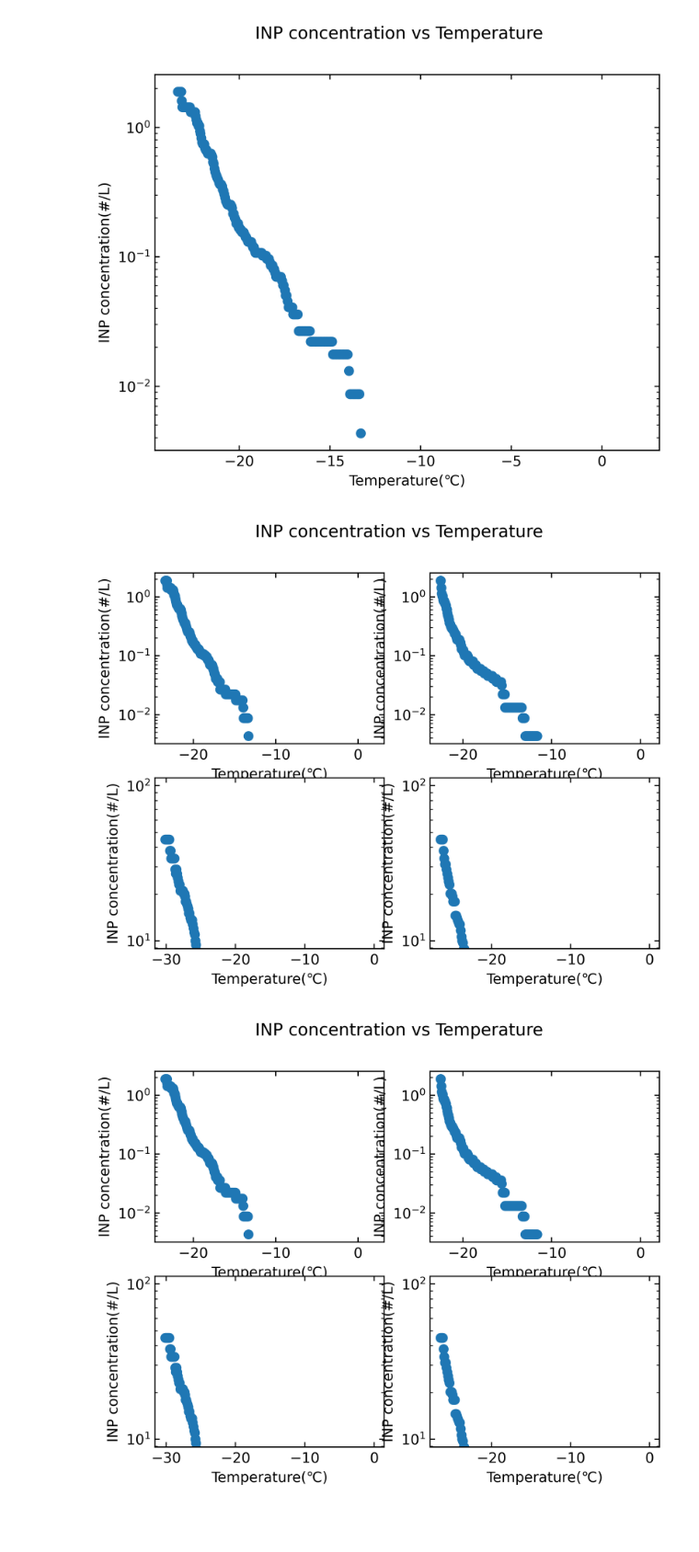
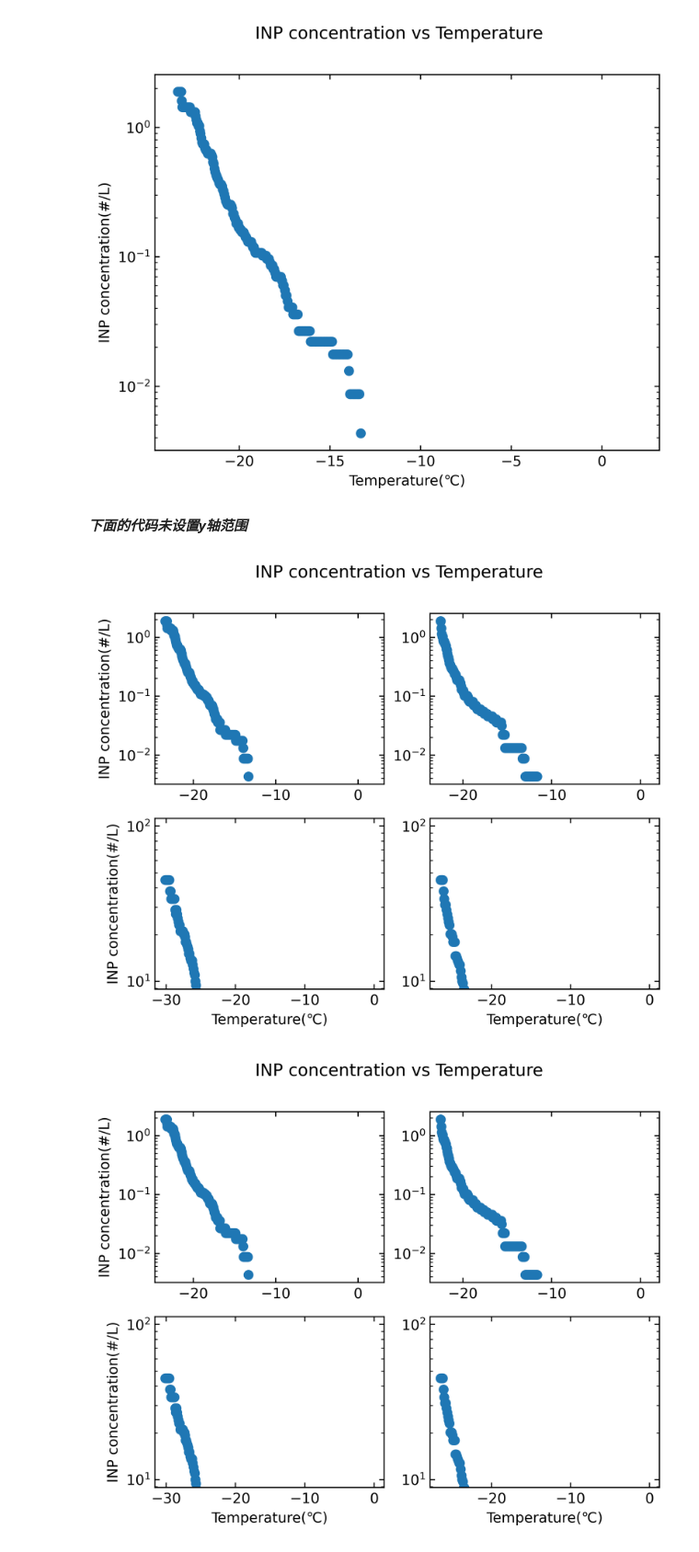
Before and after one commit to ReedFu/master0_2025, a Jupyter notebook: PAMARCMiP/test_Hartmann_INP.ipynb, the cells around one changed output. Shown at 92% size. Cells and saved outputs as stored; diff of their text form; code cells hidden in the pictures; blank space fills up the shorter version.

```diff
--- a/PAMARCMiP/test_Hartmann_INP.ipynb
+++ b/PAMARCMiP/test_Hartmann_INP.ipynb
@@ -65,51 +65,48 @@ fig2
 # %% [output]
 [figure]
 [figure]
+# %% [markdown]
+***下面的代码未设置y轴范围***
 # %%
 fig = plt.figure(dpi=500)
-
+fig.suptitle('INP concentration vs Temperature')
 
 ax1 = fig.add_subplot(221)
 ax1.set_yscale('log')
-ax1.set_xlabel('Temperature(℃)')
 ax1.set_ylabel('INP concentration(#/L)')
 ax1.tick_params(which='both', top=True, bottom=True, left=True, right=True, direction='in')
-fig.suptitle('INP concentration vs Temperature')
 
 ax2 = fig.add_subplot(222)
 ax2.set_yscale('log')
-ax2.set_xlabel('Temperature(℃)')
-ax2.set_ylabel('INP concentration(#/L)')
 ax2.tick_params(which='both', top=True, bottom=True, left=True, right=True, direction='in')
 
 ax3 = fig.add_subplot(223)
 ax3.set_yscale('log')
 ax3.set_xlabel('Temperature(℃)')
 ax3.set_ylabel('INP concentration(#/L)')
 ax3.tick_params(which='both', top=True, bottom=True, left=True, right=True, direction='in')
 
 ax4 = fig.add_subplot(224)
 ax4.set_yscale('log')
 ax4.set_xlabel('Temperature(℃)')
-ax4.set_ylabel('INP concentration(#/L)')
 ax4.tick_params(which='both', top=True, bottom=True, left=True, right=True, direction='in')
 
 
 x1 = df[df.columns[0]]
 y1 = df[df.columns[1]]
 x2 = df[df.columns[2]]
 y2 = df[df.columns[3]]
 x3 = df[df.columns[4]]
 y3 = df[df.columns[5]]
 x4 = df[df.columns[6]]
 y4 = df[df.columns[7]]
 
 ax1.scatter(x1,y1)
 ax2.scatter(x2,y2)
 ax3.scatter(x3,y3)
 ax4.scatter(x4,y4)
 
 fig
 # %% [output]
-[figure, old version]
+[figure, new version]
-[figure, old version]
+[figure, new version]
```
Also changed, not shown: parts of 1 cell of this notebook, 16 other files.
